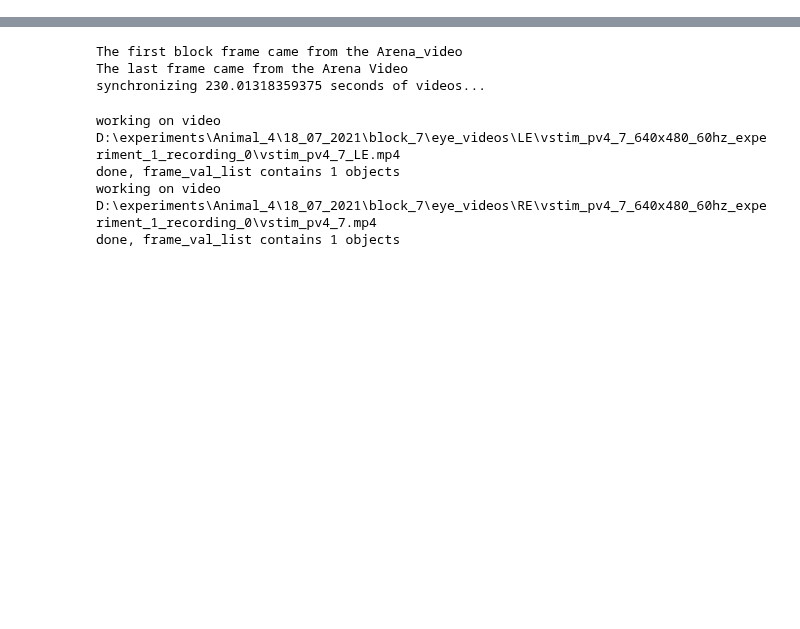
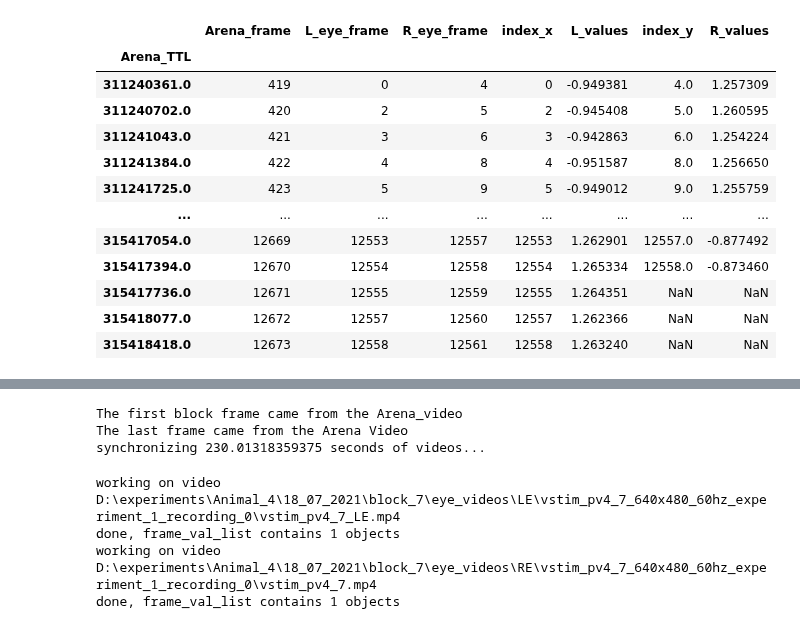
Before and after one commit to neural-electrophysiology-tool-team/Eye-Tracking-Tools, a Jupyter notebook: single_block_class_based_testing.ipynb, the cells around one changed output, grey strips where cells are left out. Cells and saved outputs as stored; diff of their text form; code cells hidden in the pictures; blank space fills up the shorter version.

```diff
--- a/single_block_class_based_testing.ipynb
+++ b/single_block_class_based_testing.ipynb
@@ -12,0 +82,16 @@ instantiated block number 7 at Path: D:\experiments\Animal_4\18_07_2021\block_7
+# %%
+#create bokeh plot:
+x_axis = block.eye_brightness_df.index.values
+columns = ['L_values','R_values']
+bokeh_fig = figure(title='eye_brightness_per_frame',
+                   x_axis_label='sample_time',
+                   y_axis_label='mean_eye_vid_brightness(Zscore)',
+                   plot_width=1500,
+                   plot_height=700)
+color_list = ['green', 'red','teal']
+for ind,col in enumerate(columns):
+    bokeh_fig.line(x_axis,block.eye_brightness_df[col],
+                   legend_label=col,
+                   line_width=1,
+                   line_color=color_list[ind])
+show(bokeh_fig)
@@ -12,0 +125,66 @@ instantiated block number 7 at Path: D:\experiments\Animal_4\18_07_2021\block_7
+# %%
+# create_arena_brightness_df built here:: THIS SHOULD BE A BETTER WAY
+threshold_value = 30
+if block.le_frame_val_list is None:
+    block.le_frame_val_list = block.produce_frame_val_list(block.le_videos, threshold_value)
+if block.re_frame_val_list is None:
+    block.re_frame_val_list = block.produce_frame_val_list(block.re_videos, threshold_value)
+
+block.l_eye_values = stats.zscore(block.le_frame_val_list[0][1])
+block.r_eye_values = stats.zscore(block.re_frame_val_list[0][1])
+
+cols = [i for i in block.blocksync_df.columns if 'Arena' not in i]
+new_l_col = 'L_value'
+new_r_col = 'R_value'
+
+
+
+# for col in cols:
+#     print(f'working on columns {col}')
+#     for i in tqdm(block.blocksync_df[col]):
+#         index = block.blocksync_df.query(f'{col} == {i}').index[0]
+#         if 'L' in col:
+#             block.blocksync_df.loc[index,new_l_col] = block.l_eye_values[int(i)]
+#         elif 'R' in col:
+#             block.blocksync_df.loc[index,new_r_col] = block.r_eye_values[int(i)]
+
+# #This was very iterative, better to work with pandas series:
+# for col in cols:
+#     s = block.blocksync_df[col]
+#     if 'R' in col:
+#         vs = block.r_eye_values[[s.values.astype(int)]]
+#         to_concat_R = pd.Series(data=vs,index=s.index,name='R_value')
+#     elif 'L' in col:
+#         vs = block.l_eye_values[[s.values.astype(int)]]
+#         to_concat_L = pd.Series(data=vs,index=s.index,name='L_value')
+#
+# block.eye_brightness_df = pd.concat([block.blocksync_df,to_concat_L,to_concat_R],axis=1)
+
+df = block.blocksync_df.merge(
+    right=pd.DataFrame(block.l_eye_values, columns=['L_values']).reset_index(),
+    how='left',
+    left_on='L_eye_frame',
+    right_on='index')
+
+df = df.merge(
+    right=pd.DataFrame(block.r_eye_values, columns=['R_values']).reset_index(),
+    how='left',
+    left_on='R_eye_frame',
+    right_on='index')
+df = df.drop(labels=['index_x','index_y'],axis=1)
+df.index = block.blocksync_df.index
+df
+# %% [output]
+|  | Arena_frame | L_eye_frame | R_eye_frame | index_x | L_values | index_y | R_values |
+| Arena_TTL |  |  |  |  |  |  |  |
+| 311240361.0 | 419 | 0 | 4 | 0 | -0.949381 | 4.0 | 1.257309 |
+| 311240702.0 | 420 | 2 | 5 | 2 | -0.945408 | 5.0 | 1.260595 |
+| 311241043.0 | 421 | 3 | 6 | 3 | -0.942863 | 6.0 | 1.254224 |
+| 311241384.0 | 422 | 4 | 8 | 4 | -0.951587 | 8.0 | 1.256650 |
+| 311241725.0 | 423 | 5 | 9 | 5 | -0.949012 | 9.0 | 1.255759 |
+| ... | ... | ... | ... | ... | ... | ... | ... |
+| 315417054.0 | 12669 | 12553 | 12557 | 12553 | 1.262901 | 12557.0 | -0.877492 |
+| 315417394.0 | 12670 | 12554 | 12558 | 12554 | 1.265334 | 12558.0 | -0.873460 |
+| 315417736.0 | 12671 | 12555 | 12559 | 12555 | 1.264351 | NaN | NaN |
+| 315418077.0 | 12672 | 12557 | 12560 | 12557 | 1.262366 | NaN | NaN |
+| 315418418.0 | 12673 | 12558 | 12561 | 12558 | 1.263240 | NaN | NaN |
```
Also changed, not shown: parts of 51 cells of this notebook, 2 other files.
